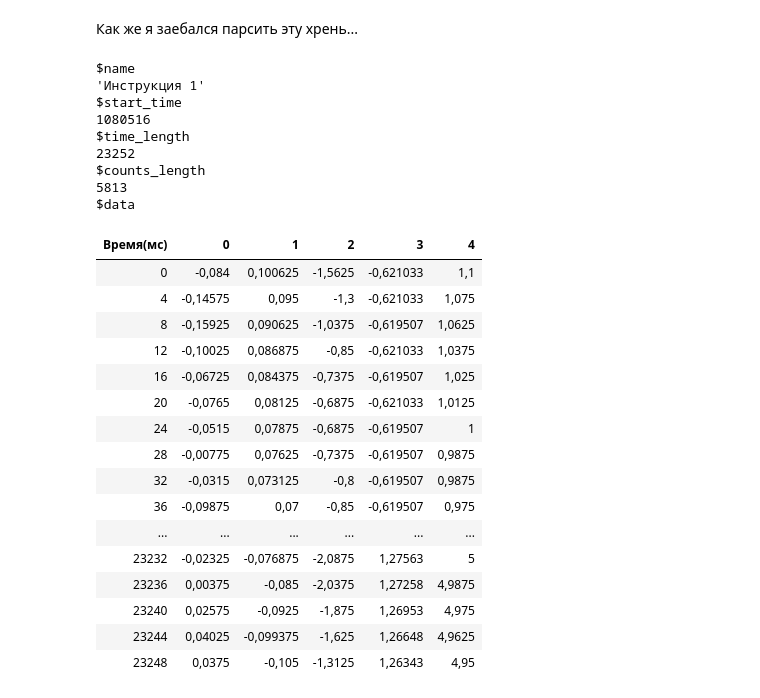
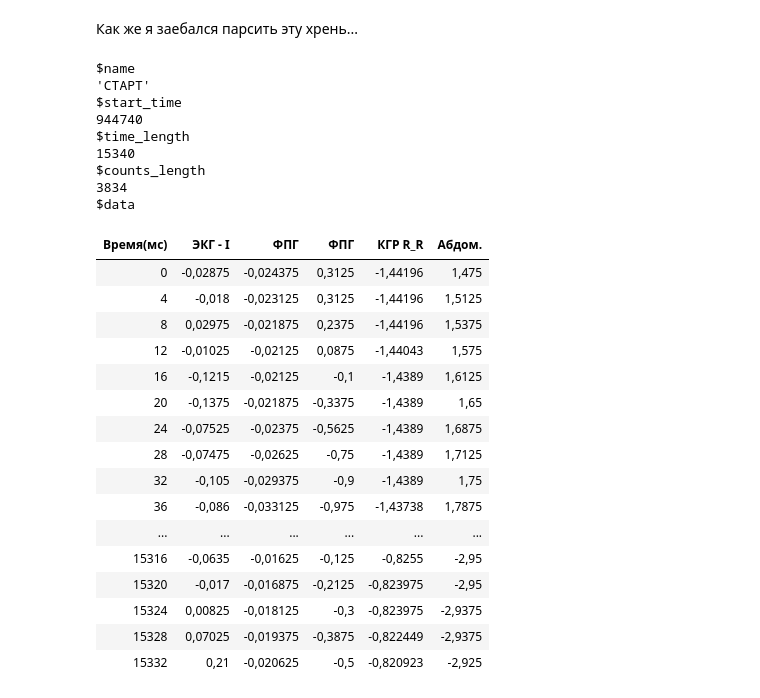
Before and after one commit to d0rj/Rubanok, a Jupyter notebook: Task 8.ipynb, the cells around one changed output. Saved outputs shown, nothing was run; the diff lists cells and outputs as text; code cells hidden in the pictures.

Commit message:
Improvement for parser: now it can replace data columns names BASED on metadata.

```diff
--- a/Task 8.ipynb
+++ b/Task 8.ipynb
@@ -59,7 +59,7 @@ parse_fragment <- function(strings) {
     return (fragment)
 }
 # %%
-parse_ecg <- function(file_name) {
+parse_ecg <- function(file_name, rename_columns = TRUE) {
     all_lines <- readLines(file_name)
 
     variables <- extract_variables(all_lines[1:5], c('Группа', 'Наименование', 'Число треков', 'Число фрагментов'))
@@ -101,6 +101,14 @@ parse_ecg <- function(file_name) {
         fragments[[i]] <- parse_fragment(all_lines[from:to])
     }
 
+    if (rename_columns) {
+        col_names <- sapply(tracks_infos, function (x) x$abbr)
+        col_names <- c('Время(мс)', col_names)
+        for (i in 1:length(fragments)) {
+            colnames(fragments[[i]]$data) <- col_names
+        }
+    }
+
     ecg <- list(
         group = variables[1],
         name = variables[2],
@@ -117,33 +125,33 @@ parse_ecg <- function(file_name) {
 # %% [markdown]
 Как же я заебался парсить эту хрень...
 # %%
-ecg <- parse_ecg('./data_input/ECG_yurchenkov.txt')
+ecg <- parse_ecg('./data_input/ECG_yurchenkov.txt', rename_columns = TRUE)
 # %%
-head(ecg$fragments[[3]])
+head(ecg$fragments[[1]])
 # %% [output]
 $name
-'Инструкция 1'
+'СТАРТ'
 $start_time
-1080516
+944740
 $time_length
-23252
+15340
 $counts_length
-5813
+3834
 $data
-| Время(мс) | 0 | 1 | 2 | 3 | 4 |
-| 0 | -0,084 | 0,100625 | -1,5625 | -0,621033 | 1,1 |
-| 4 | -0,14575 | 0,095 | -1,3 | -0,621033 | 1,075 |
-| 8 | -0,15925 | 0,090625 | -1,0375 | -0,619507 | 1,0625 |
-| 12 | -0,10025 | 0,086875 | -0,85 | -0,621033 | 1,0375 |
-| 16 | -0,06725 | 0,084375 | -0,7375 | -0,619507 | 1,025 |
-| 20 | -0,0765 | 0,08125 | -0,6875 | -0,621033 | 1,0125 |
-| 24 | -0,0515 | 0,07875 | -0,6875 | -0,619507 | 1 |
-| 28 | -0,00775 | 0,07625 | -0,7375 | -0,619507 | 0,9875 |
-| 32 | -0,0315 | 0,073125 | -0,8 | -0,619507 | 0,9875 |
-| 36 | -0,09875 | 0,07 | -0,85 | -0,619507 | 0,975 |
+| Время(мс) | ЭКГ - I | ФПГ | ФПГ | КГР R_R | Абдом. |
+| 0 | -0,02875 | -0,024375 | 0,3125 | -1,44196 | 1,475 |
+| 4 | -0,018 | -0,023125 | 0,3125 | -1,44196 | 1,5125 |
+| 8 | 0,02975 | -0,021875 | 0,2375 | -1,44196 | 1,5375 |
+| 12 | -0,01025 | -0,02125 | 0,0875 | -1,44043 | 1,575 |
+| 16 | -0,1215 | -0,02125 | -0,1 | -1,4389 | 1,6125 |
+| 20 | -0,1375 | -0,021875 | -0,3375 | -1,4389 | 1,65 |
+| 24 | -0,07525 | -0,02375 | -0,5625 | -1,4389 | 1,6875 |
+| 28 | -0,07475 | -0,02625 | -0,75 | -1,4389 | 1,7125 |
+| 32 | -0,105 | -0,029375 | -0,9 | -1,4389 | 1,75 |
+| 36 | -0,086 | -0,033125 | -0,975 | -1,43738 | 1,7875 |
 | ... | ... | ... | ... | ... | ... |
-| 23232 | -0,02325 | -0,076875 | -2,0875 | 1,27563 | 5 |
-| 23236 | 0,00375 | -0,085 | -2,0375 | 1,27258 | 4,9875 |
-| 23240 | 0,02575 | -0,0925 | -1,875 | 1,26953 | 4,975 |
-| 23244 | 0,04025 | -0,099375 | -1,625 | 1,26648 | 4,9625 |
-| 23248 | 0,0375 | -0,105 | -1,3125 | 1,26343 | 4,95 |
+| 15316 | -0,0635 | -0,01625 | -0,125 | -0,8255 | -2,95 |
+| 15320 | -0,017 | -0,016875 | -0,2125 | -0,823975 | -2,95 |
+| 15324 | 0,00825 | -0,018125 | -0,3 | -0,823975 | -2,9375 |
+| 15328 | 0,07025 | -0,019375 | -0,3875 | -0,822449 | -2,9375 |
+| 15332 | 0,21 | -0,020625 | -0,5 | -0,820923 | -2,925 |
```
